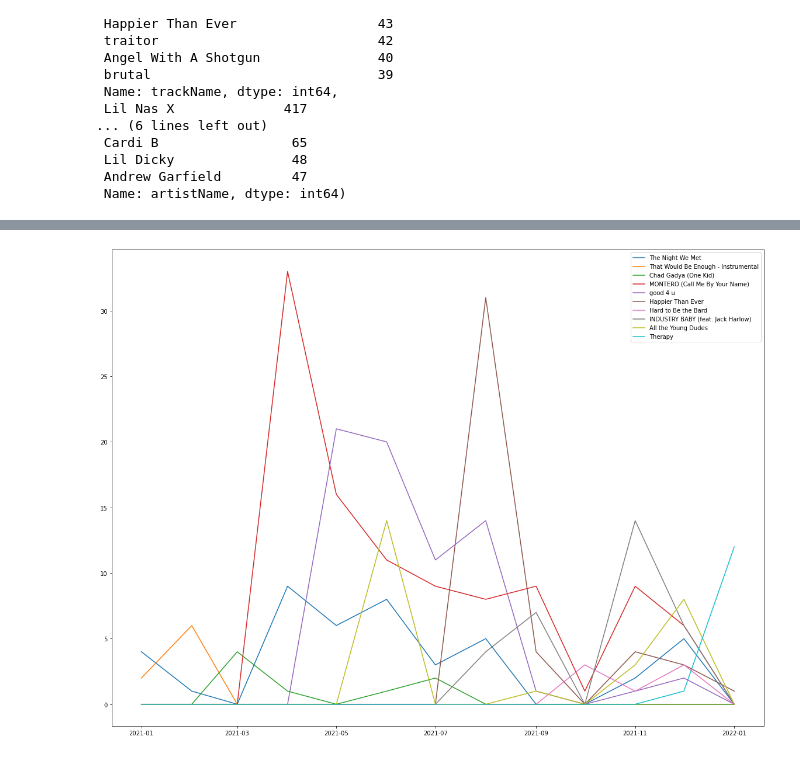
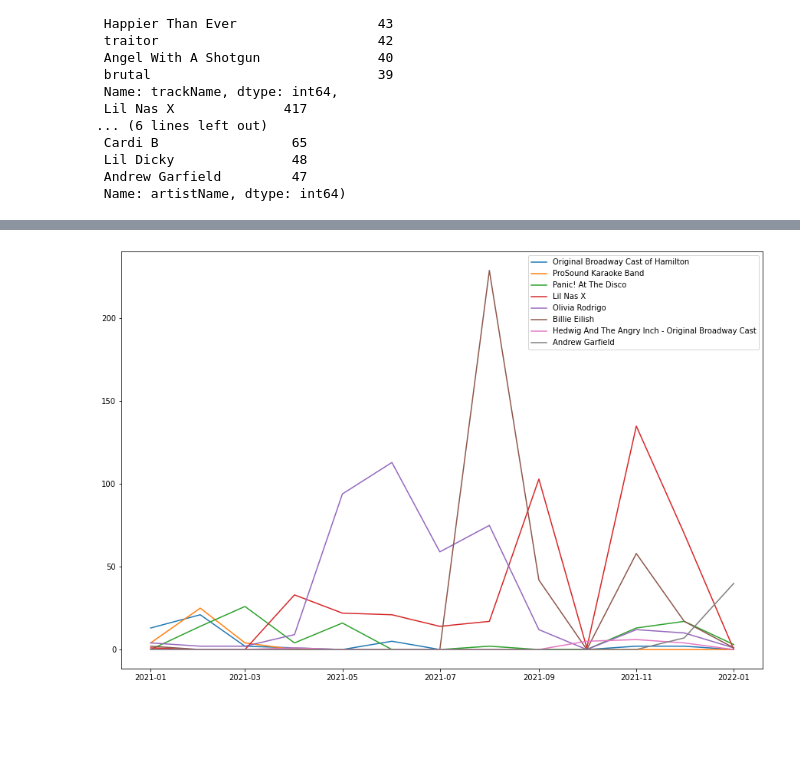
Before and after one commit to daphnaspira/Spotify-Wrapped-Plus, a Jupyter notebook: spotify_api.ipynb, the cells around one changed output, grey strips where cells are left out. Saved outputs shown, nothing was run; the diff lists cells and outputs as text; code cells hidden in the pictures; blank space fills up the shorter version.

```diff
--- a/spotify_api.ipynb
+++ b/spotify_api.ipynb
@@ -139,0 +165,2 @@ monthly_song_freqs_df = song_play_frequencies(df, months, 'Month-Year')
+# %%
+monthly_artist_freqs_df = play_frequencies(df, months, 'Month-Year', 'artist')
@@ -160,6 +207,6 @@ dtype: int64
 # %%
-top_songs_df = top_songs_per_month(df, months)
-top_songs_df
+top_songs_df = top_per_month(df, months, 'song')
+top_artists_df = top_per_month(df, months, 'artist')
 # %% [output]
 A value is trying to be set on a copy of a slice from a DataFrame.
 Try using .loc[row_indexer,col_indexer] = value instead
@@ -183,4 +220,4 @@ See the caveats in the documentation: https://pandas.pydata.org/pandas-docs/stab
 # %%
-plot_top_songs_over_time(top_songs_df, monthly_song_freqs_df, months, 'Month-Year')
+plot_top_over_time(top_artists_df, monthly_artist_freqs_df, months, 'Month-Year', 'artist')
 # %% [output]
-[figure, old version]
+[figure, new version]
```
Also changed, not shown: parts of 8 cells of this notebook, 2 other files.
